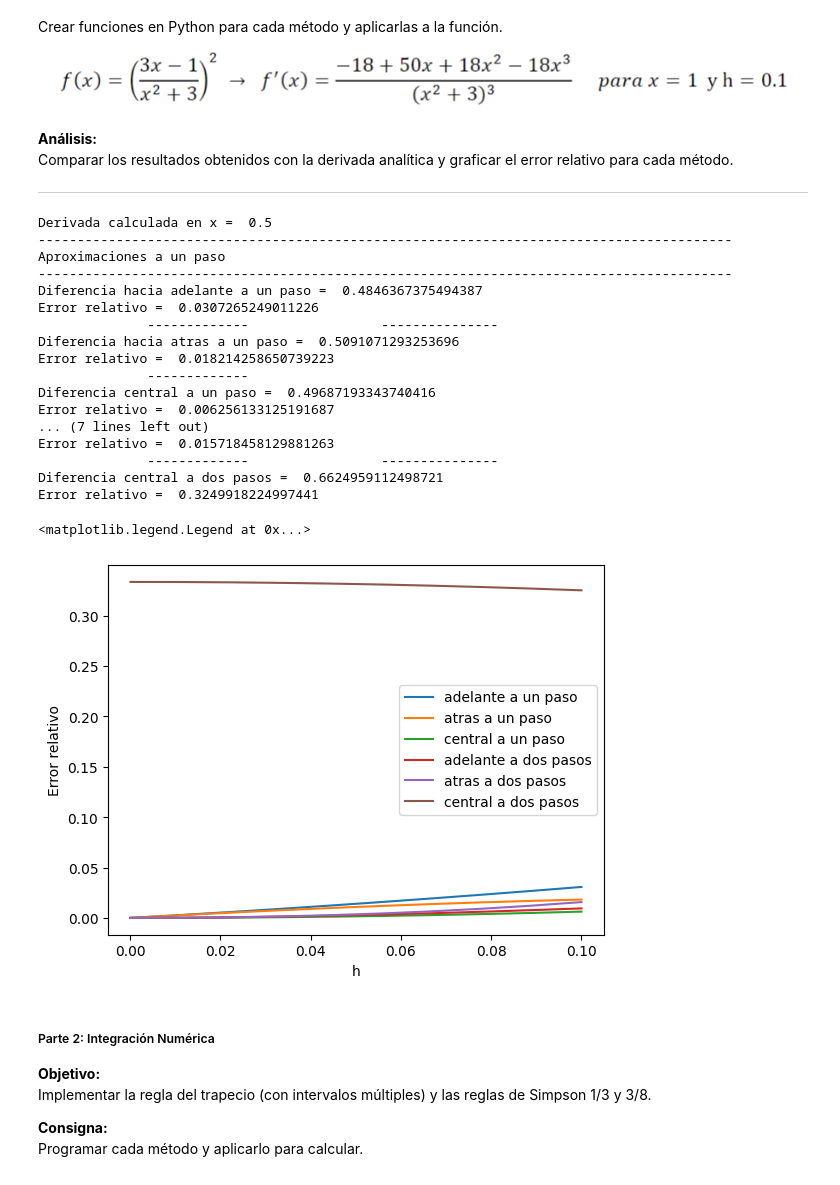
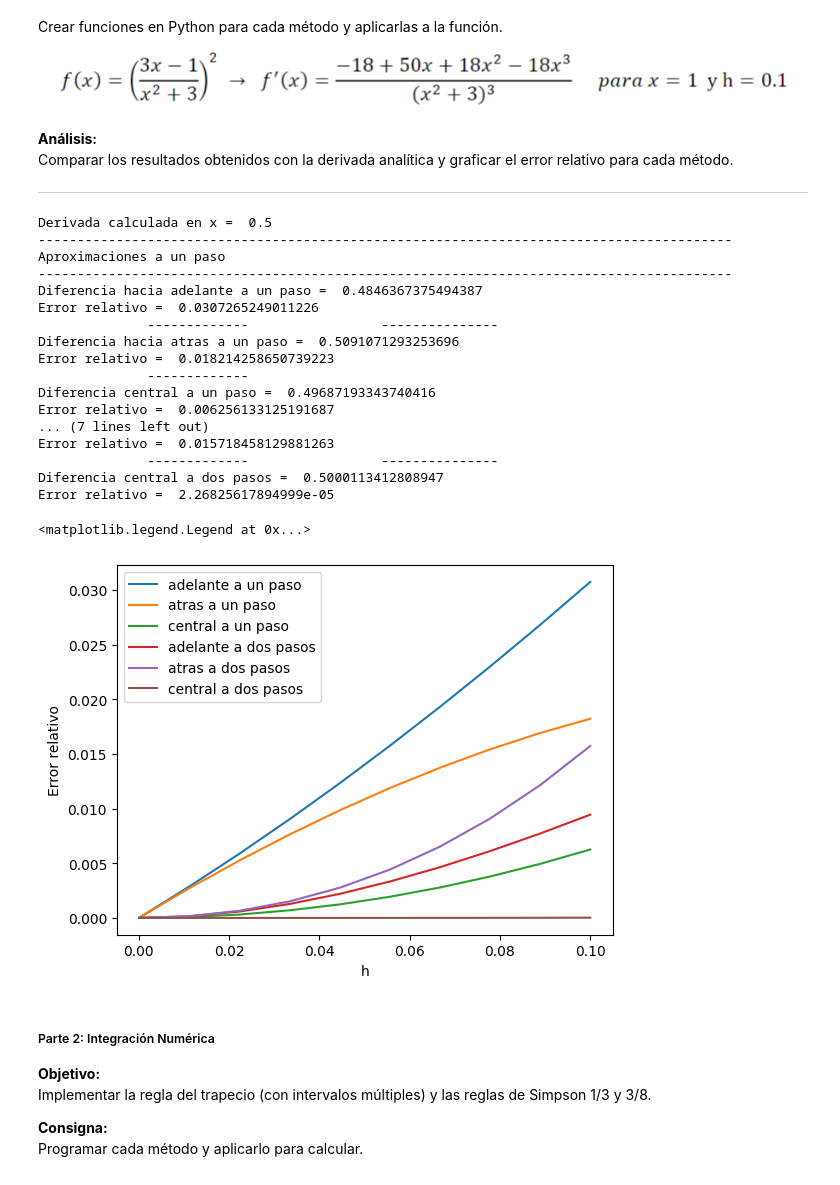
Before and after one commit to lucaskalchichen/tpi_analisis_numerico, a Jupyter notebook: Grupo6_TPMetodosNumericos.ipynb, the cells around one changed output. Drawn from its saved outputs; the diff is of its cells as text; code cells hidden in the pictures.

```diff
--- a/Grupo6_TPMetodosNumericos.ipynb
+++ b/Grupo6_TPMetodosNumericos.ipynb
@@ -89,7 +89,7 @@ def df_hacia_atras_2p(f,x,h):
 
 # diferencia a dos pasos central
 def df_central_2p(f,x,h):
-    return (-f(x+2*h) +8*f(x+h) - 8*f(x-h) + f(x+2*h))/(12*h)
+    return (-f(x+2*h) +8*f(x+h) - 8*f(x-h) + f(x-2*h))/(12*h)   #f(x-2*h)
 
 # parametros a utilizar
 x = 1
@@ -168,36 +168,36 @@ error_central_p1_data = [np.abs(d_primera_f(x) - df_central_1p(f,x,h))/d_primera
 error_adelante_p2_data = [np.abs(d_primera_f(x) - df_hacia_adelante_2p(f,x,h))/d_primera_f(x) for h in h_lista]
 error_atras_p2_data = [np.abs(d_primera_f(x) - df_hacia_atras_2p(f,x,h))/d_primera_f(x) for h in h_lista]
 error_central_p2_data = [np.abs(d_primera_f(x) - df_central_2p(f,x,h))/d_primera_f(x) for h in h_lista]
 
 plt.plot(h_lista,error_adelante_p1_data, label = "adelante a un paso")
 plt.plot(h_lista,error_atras_p1_data, label = "atras a un paso")
 plt.plot(h_lista,error_central_p1_data, label = "central a un paso")
 plt.plot(h_lista,error_adelante_p2_data, label = "adelante a dos pasos")
 plt.plot(h_lista,error_atras_p2_data, label = "atras a dos pasos")
 plt.plot(h_lista,error_central_p2_data, label = "central a dos pasos")
 plt.xlabel("h")
 plt.ylabel("Error relativo")
 plt.legend()
 # %% [output]
 Derivada calculada en x =  0.5
 -----------------------------------------------------------------------------------------
 Aproximaciones a un paso
 -----------------------------------------------------------------------------------------
 Diferencia hacia adelante a un paso =  0.4846367375494387
 Error relativo =  0.0307265249011226
               -------------                 ---------------
 Diferencia hacia atras a un paso =  0.5091071293253696
 Error relativo =  0.018214258650739223
               -------------
 Diferencia central a un paso =  0.49687193343740416
 Error relativo =  0.006256133125191687
 ... (7 lines left out)
 Error relativo =  0.015718458129881263
               -------------                 ---------------
-Diferencia central a dos pasos =  0.6624959112498721
-Error relativo =  0.3249918224997441
+Diferencia central a dos pasos =  0.5000113412808947
+Error relativo =  2.26825617894999e-05
 <matplotlib.legend.Legend at 0x...>
-[figure, old version]
+[figure, new version]
 # %% [markdown]
 ##### Parte 2: Integración Numérica
 
```
